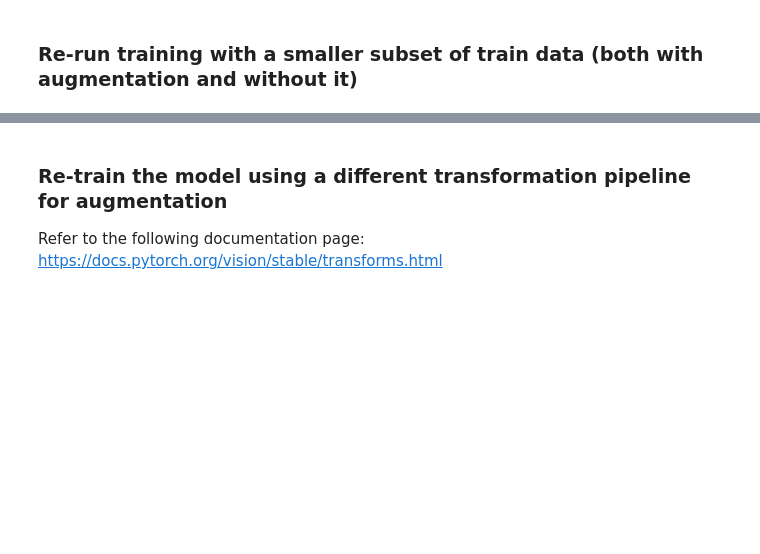
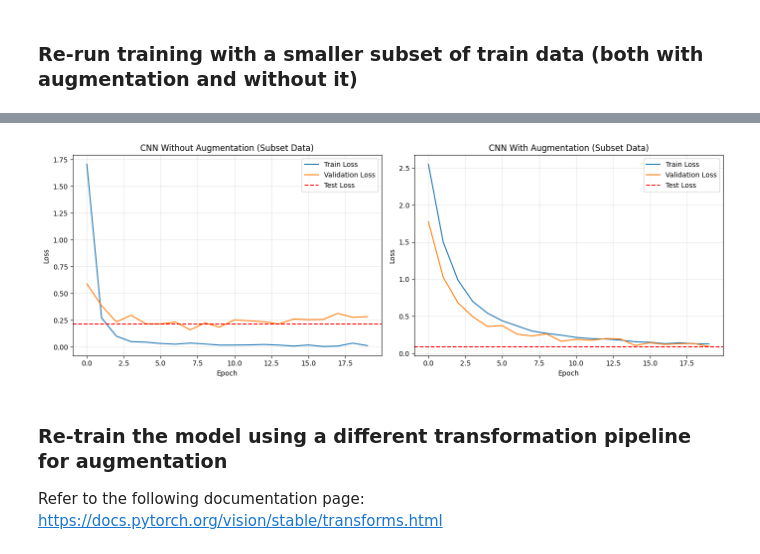
Before and after one commit to Moro0305/Computational-Intelligence, a Jupyter notebook: 6.augmentation.ipynb, the cells around one changed output, grey strips where cells are left out. Cells and saved outputs as stored; diff of their text form; code cells hidden in the pictures; blank space fills up the shorter version.

```diff
--- a/6.augmentation.ipynb
+++ b/6.augmentation.ipynb
@@ -426,2 +428,10 @@ plt.show()
 # %% [markdown]
 ### Re-run training with a smaller subset of train data (both with augmentation and without it)
+# %%
+# Smaller subset
+subset_size = int(len(train_df) * 0.50)
+train_df_subset = train_df.sample(n=subset_size, random_state=42).reset_index(drop=True)
+
+# Dataset from subset
+train_data_subset = AslDataset(train_df_subset)
+train_loader_subset = DataLoader(train_data_subset, batch_size=batch_size, shuffle=True, num_workers=0)
@@ -428,3 +499,30 @@ plt.show()
+# %%
+fig, axes = plt.subplots(1, 2, figsize=(14, 5))
+
+# Without augmentation
+axes[0].plot(cnn_subset_res['train_loss'], label='Train Loss')
+axes[0].plot(cnn_subset_res['val_loss'], label='Validation Loss')
+axes[0].axhline(cnn_subset_test_loss, label='Test Loss', linestyle='--', color='r')
+axes[0].set_title('CNN Without Augmentation (Subset Data)')
+axes[0].set_xlabel('Epoch')
+axes[0].set_ylabel('Loss')
+axes[0].legend()
+axes[0].grid(True, alpha=0.3)
+
+# With augmentation
+axes[1].plot(cnn_subset_aug_res['train_loss'], label='Train Loss')
+axes[1].plot(cnn_subset_aug_res['val_loss'], label='Validation Loss')
+axes[1].axhline(cnn_subset_aug_test_loss, label='Test Loss', linestyle='--', color='r')
+axes[1].set_title('CNN With Augmentation (Subset Data)')
+axes[1].set_xlabel('Epoch')
+axes[1].set_ylabel('Loss')
+axes[1].legend()
+axes[1].grid(True, alpha=0.3)
+
+plt.tight_layout()
+plt.show()
+# %% [output]
+[figure, added]
 # %% [markdown]
 ### Re-train the model using a different transformation pipeline for augmentation
 
```
Also changed, not shown: parts of 16 cells of this notebook, 3 other files.
